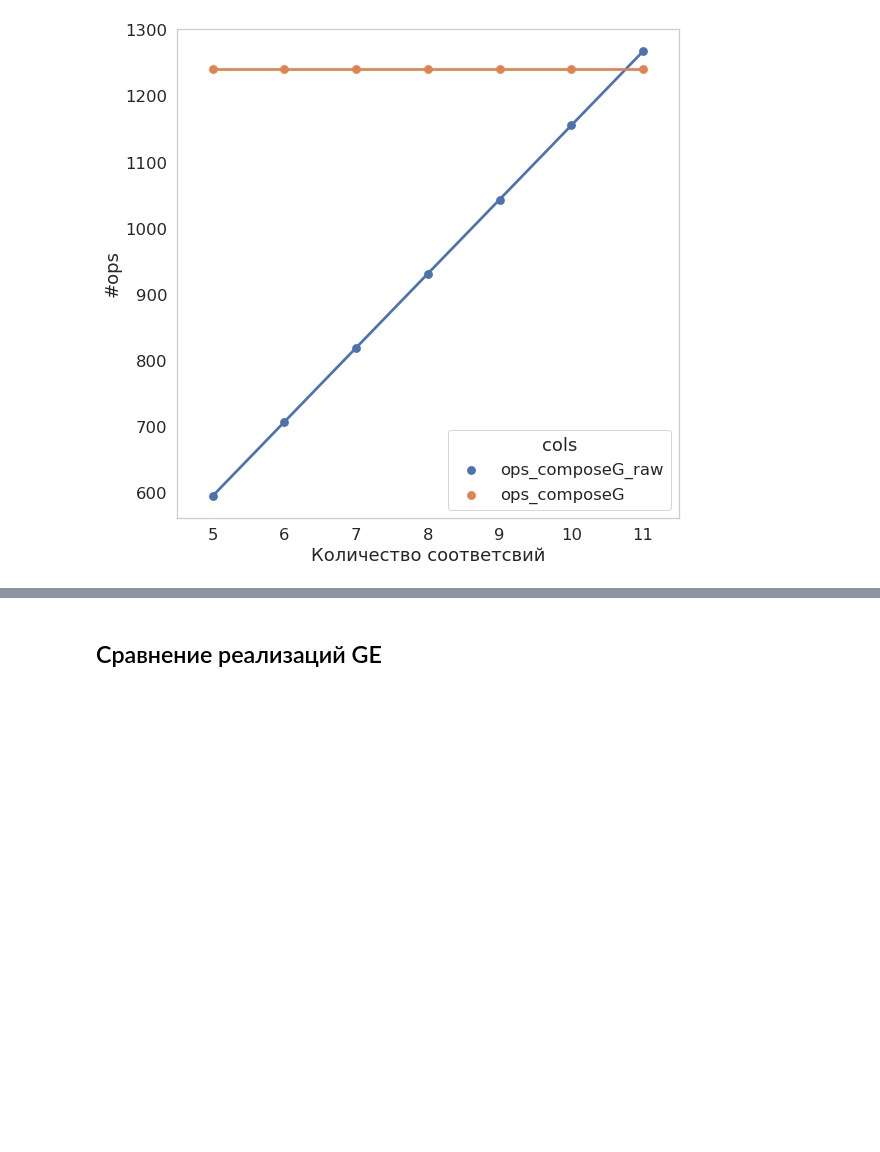
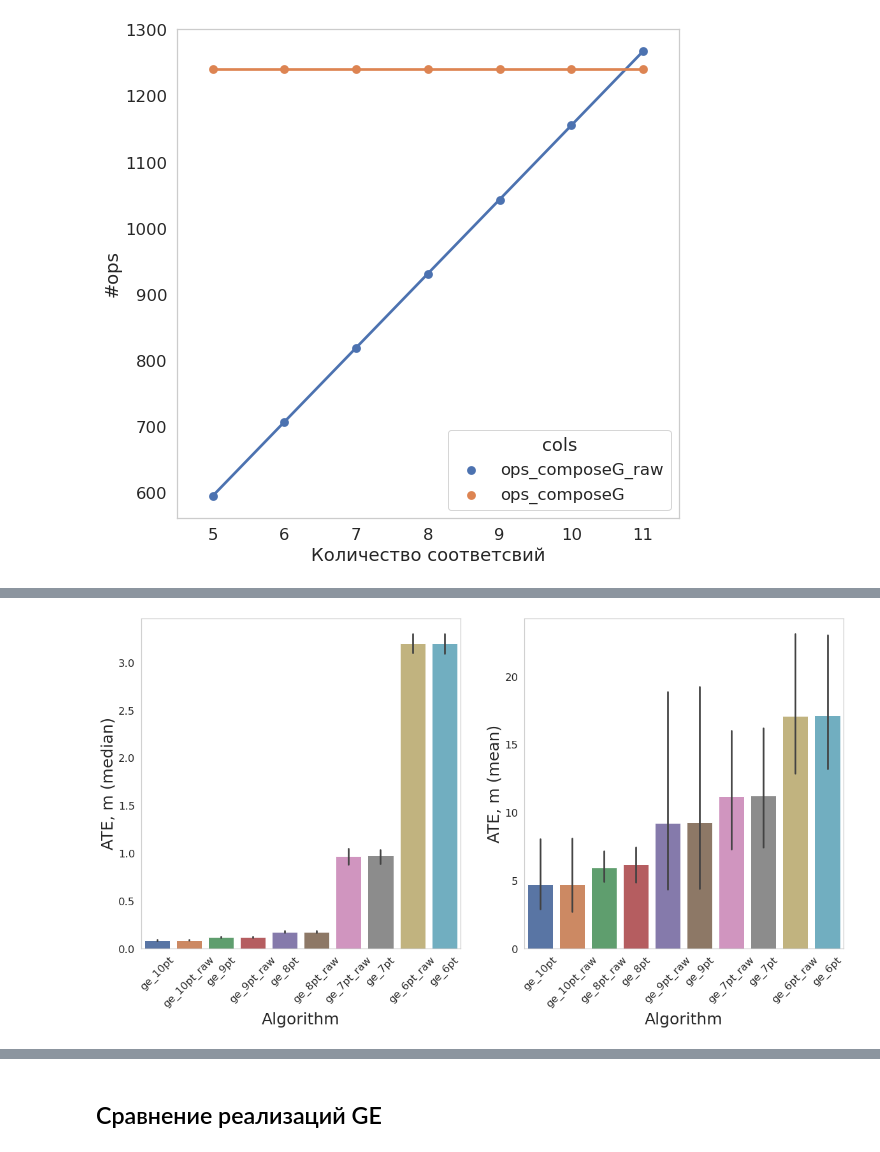
Before and after one commit to kirill-ivanov-a/opengv, a Jupyter notebook: notebooks/GE optimization.ipynb, the cells around one changed output, grey strips where cells are left out. Saved outputs shown, nothing was run; the diff lists cells and outputs as text; code cells hidden in the pictures; blank space fills up the shorter version.

```diff
--- a/notebooks/GE optimization.ipynb
+++ b/notebooks/GE optimization.ipynb
@@ -117,0 +172,4 @@ ax.set(ylabel=f"#ops", xlabel="Количество соответсвий");
+# %%
+plot_bars('ATE', 'm', capitalize=False)
+# %% [output]
+[figure, added]
```
Also changed, not shown: parts of 6 cells of this notebook.
